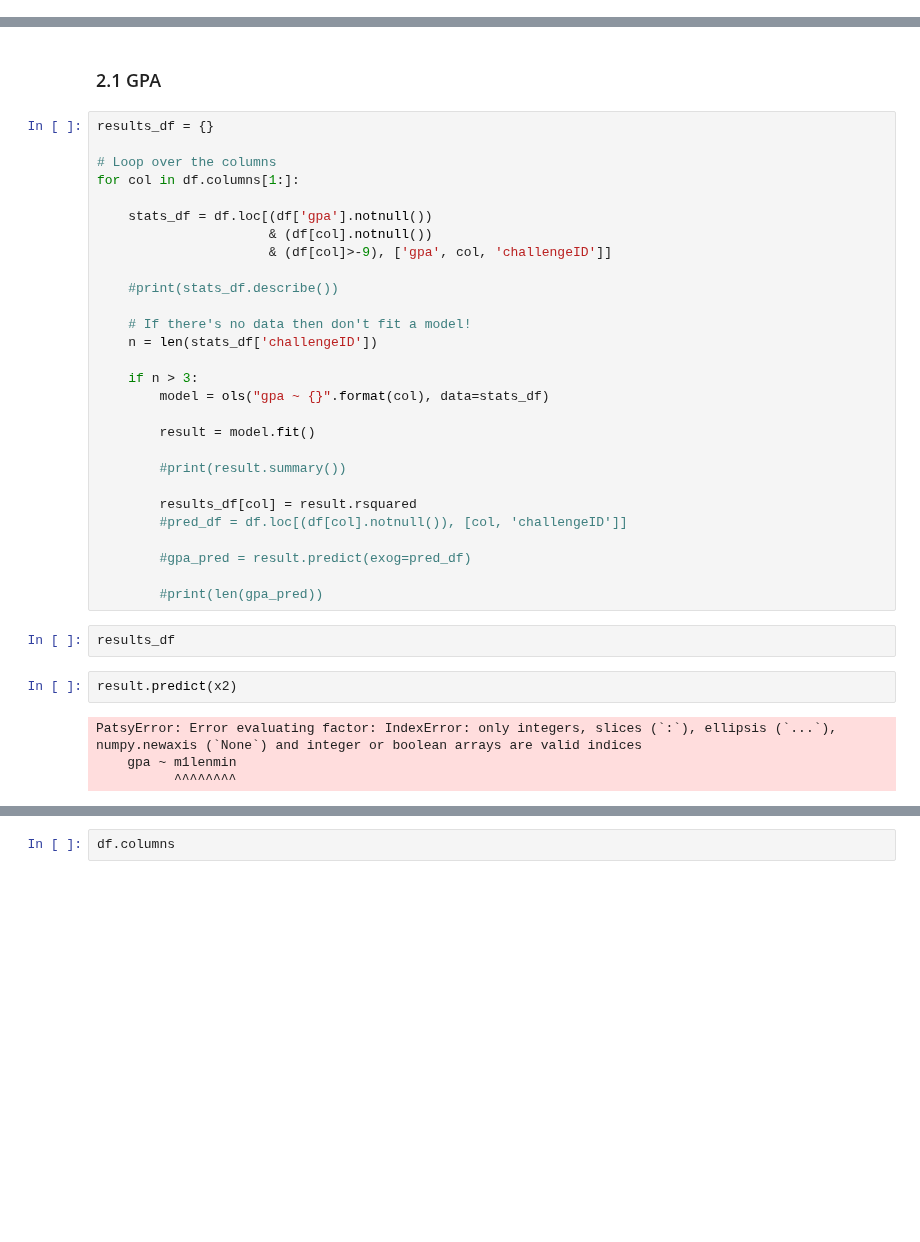
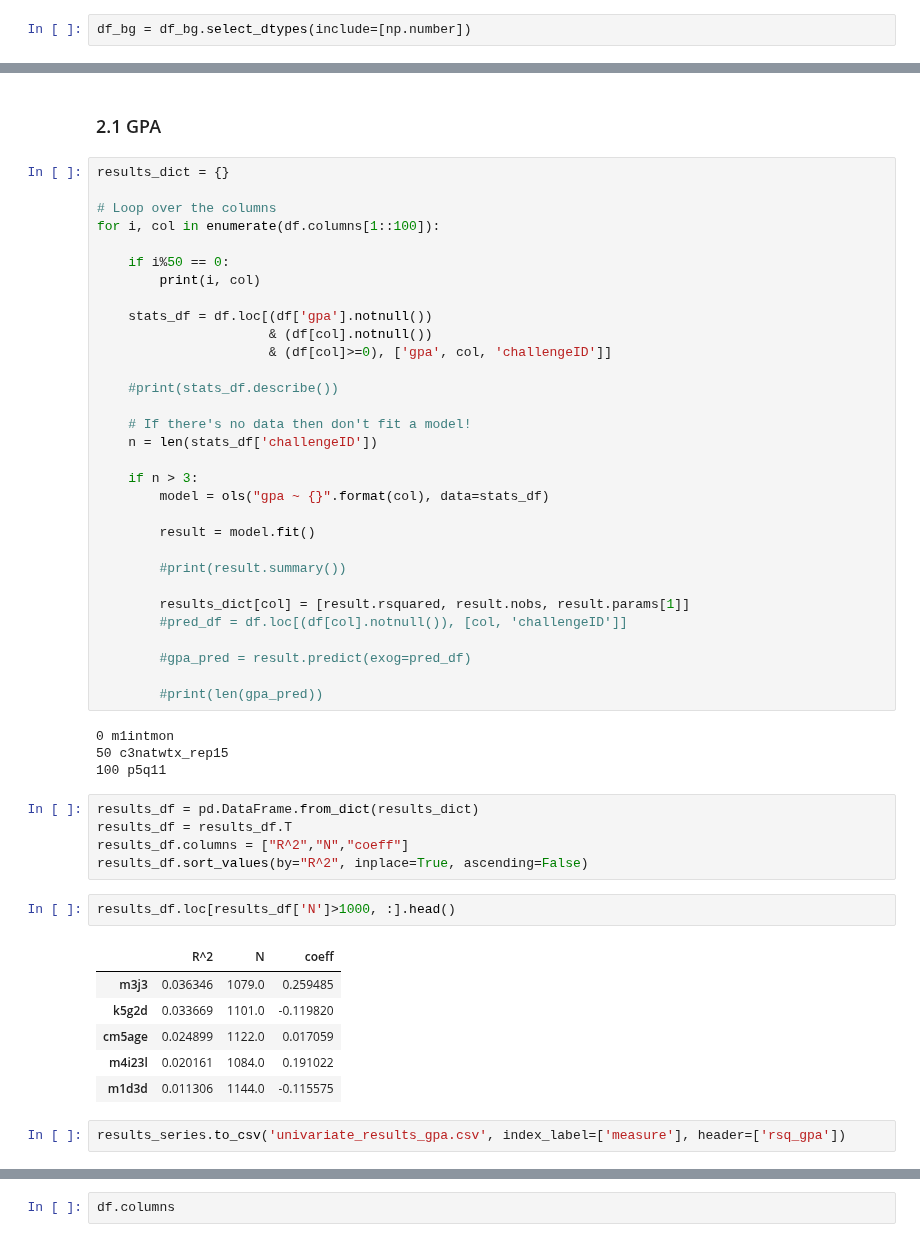
Before and after one commit to alan-turing-institute/FragileFamiliesChallenge, a Jupyter notebook: NOTEBOOKS/KW_PlayingWithData.ipynb, the cells around one changed output, grey strips where cells are left out. Cells and saved outputs as stored; diff of their text form; blank space fills up the shorter version.

```diff
--- a/NOTEBOOKS/KW_PlayingWithData.ipynb
+++ b/NOTEBOOKS/KW_PlayingWithData.ipynb
@@ -30,0 +45,2 @@ df_bg = pd.read_csv(bg_f, low_memory=False)
+# %%
+df_bg = df_bg.select_dtypes(include=[np.number])
@@ -73,14 +87,17 @@ Note: I ***know*** that this is a silly idea! It's just a simple test to see how
 # %% [markdown]
 ### 2.1 GPA
 # %%
-results_df = {}
+results_dict = {}
 
 # Loop over the columns
-for col in df.columns[1:]:
+for i, col in enumerate(df.columns[1::100]):
+
+    if i%50 == 0:
+        print(i, col)
 
     stats_df = df.loc[(df['gpa'].notnull())
                       & (df[col].notnull())
-                      & (df[col]>-9), ['gpa', col, 'challengeID']]
+                      & (df[col]>=0), ['gpa', col, 'challengeID']]
 
     #print(stats_df.describe())
 
@@ -94,17 +111,29 @@ for col in df.columns[1:]:
 
         #print(result.summary())
 
-        results_df[col] = result.rsquared
+        results_dict[col] = [result.rsquared, result.nobs, result.params[1]]
         #pred_df = df.loc[(df[col].notnull()), [col, 'challengeID']]
 
         #gpa_pred = result.predict(exog=pred_df)
 
         #print(len(gpa_pred))
+# %% [output]
+0 m1intmon
+50 c3natwtx_rep15
+100 p5q11
-# %%
-results_df
-# %%
-result.predict(x2)
-# %% [output]
-PatsyError: Error evaluating factor: IndexError: only integers, slices (`:`), ellipsis (`...`), numpy.newaxis (`None`) and integer or boolean arrays are valid indices
-    gpa ~ m1lenmin
-          ^^^^^^^^
+# %%
+results_df = pd.DataFrame.from_dict(results_dict)
+results_df = results_df.T
+results_df.columns = ["R^2","N","coeff"]
+results_df.sort_values(by="R^2", inplace=True, ascending=False)
+# %%
+results_df.loc[results_df['N']>1000, :].head()
+# %% [output]
+|  | R^2 | N | coeff |
+| m3j3 | 0.036346 | 1079.0 | 0.259485 |
+| k5g2d | 0.033669 | 1101.0 | -0.119820 |
+| cm5age | 0.024899 | 1122.0 | 0.017059 |
+| m4i23l | 0.020161 | 1084.0 | 0.191022 |
+| m1d3d | 0.011306 | 1144.0 | -0.115575 |
+# %%
+results_series.to_csv('univariate_results_gpa.csv', index_label=['measure'], header=['rsq_gpa'])
```
Also changed, not shown: parts of 9 cells of this notebook, 1 other file.
